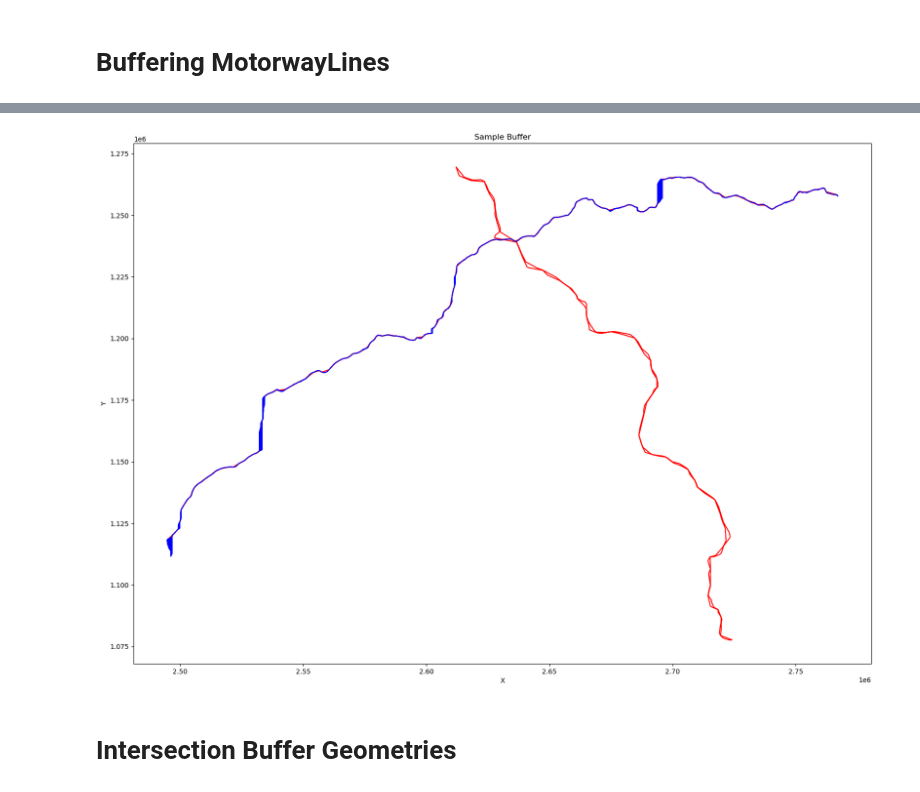
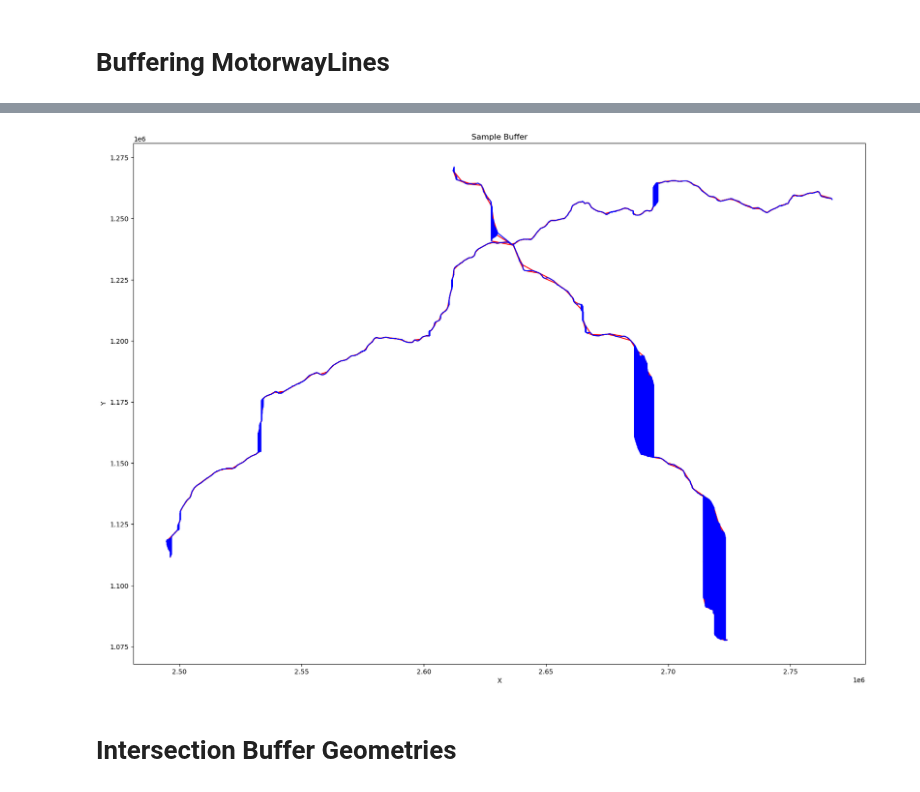
Before and after one commit to chrisvanklutter/GEO877_Spatial_Algorithms_Haklay, a Jupyter notebook: data_Preprocessing.ipynb, the cells around one changed output, grey strips where cells are left out. Drawn from its saved outputs; the diff is of its cells as text; code cells hidden in the pictures.

```diff
--- a/data_Preprocessing.ipynb
+++ b/data_Preprocessing.ipynb
@@ -511,29 +511,29 @@ The old line had 368 points, now we only have 188.
 # %%
 fig, ax0 = plt.subplots(figsize = (20,20))
 
 buffered_astra_segments = [[p1,p2] for p1,p2 in zip(buffered_astra[0], buffered_astra[1])]
 buffered_osm_segments = [[p1,p2] for p1,p2 in zip(buffered_osm[0], buffered_osm[1])]
 
 
 for polygon in buffered_astra:
     ax0.plot([p.x for p in polygon.points],
              [p.y for p in polygon.points], color = 'red')
 
-for mwayline in motorway_ch_lines[:1]:
+for mwayline in motorway_ch_lines[:2]:
 
     ax0.plot([p.x for p in sorting_PointGroup(mwayline.points)],
              [p.y for p in sorting_PointGroup(mwayline.points)], color = 'blue')
 
 #for polygon in buffered_osm:
 #    ax0.plot([p.x for p in polygon.points],
 #             [p.y for p in polygon.points], color = 'blue')
 
 ax0.set_xlabel('X')
 ax0.set_ylabel('Y')
 ax0.set_title('Sample Buffer')
 ax0.set_aspect('equal')
 # %% [output]
-[figure, old version]
+[figure, new version]
 # %% [markdown]
 # Intersection Buffer Geometries
 # %%
```
Also changed, not shown: parts of 7 cells of this notebook, 1 other file.
